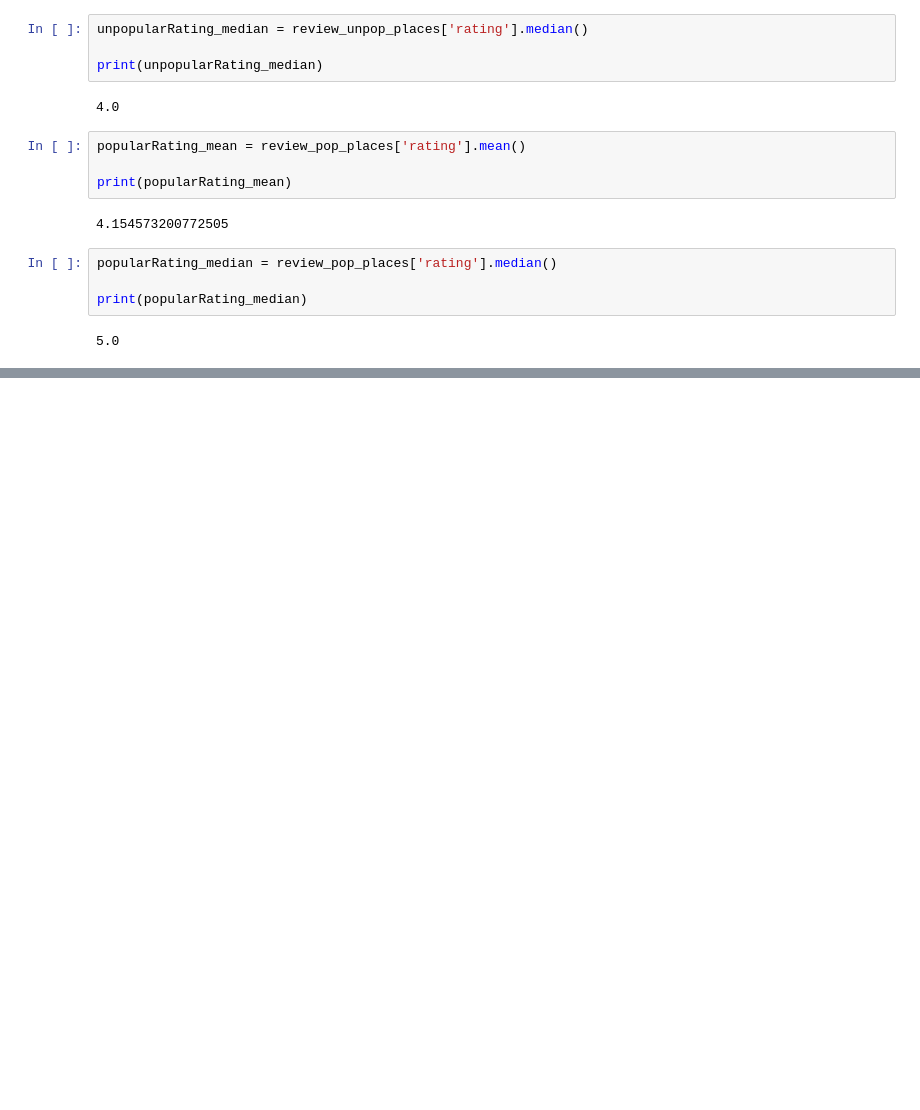
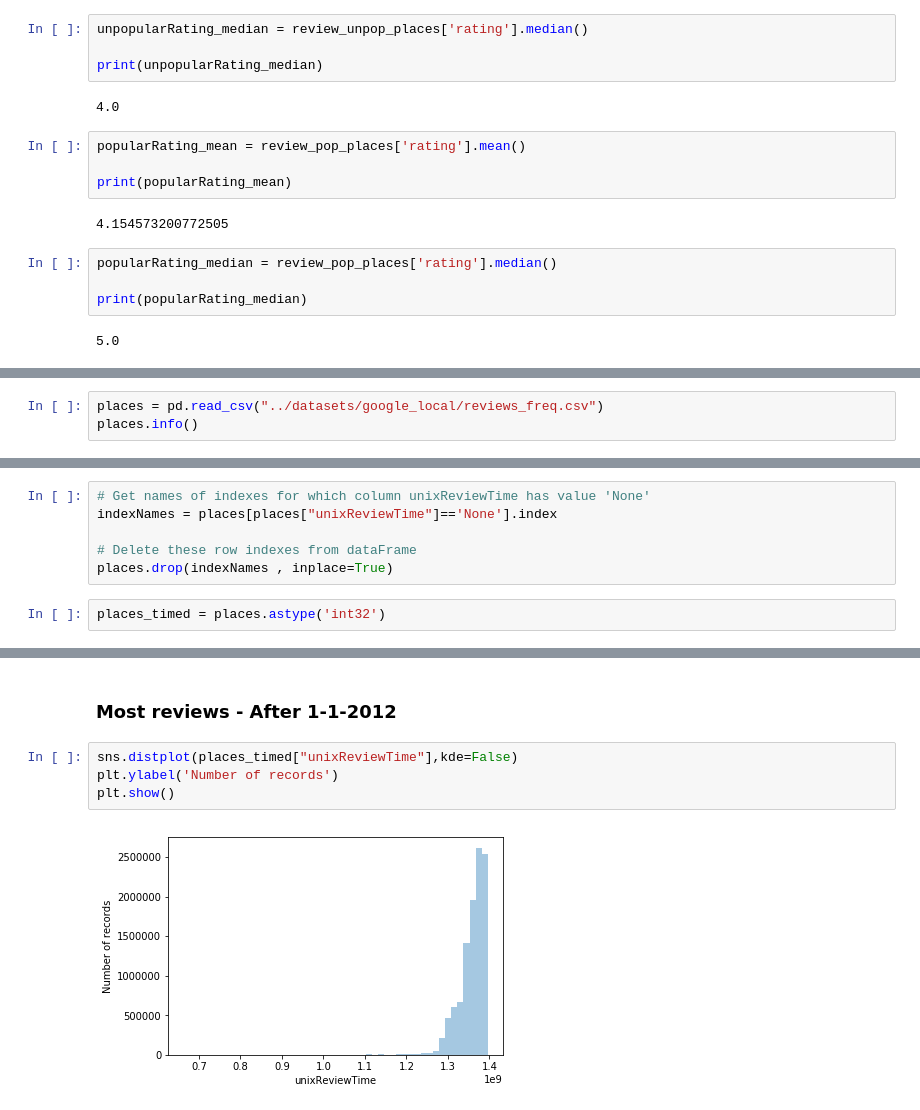
Before and after one commit to LUKELIEM/recommender, a Jupyter notebook: GoogleLocal.ipynb, the cells around one changed output, grey strips where cells are left out. Saved outputs shown, nothing was run; the diff lists cells and outputs as text; blank space fills up the shorter version.

```diff
--- a/GoogleLocal.ipynb
+++ b/GoogleLocal.ipynb
@@ -424,0 +420,3 @@ print(popularRating_median)
+# %%
+places = pd.read_csv("../datasets/google_local/reviews_freq.csv")
+places.info()
@@ -424,0 +436,8 @@ print(popularRating_median)
+# %%
+# Get names of indexes for which column unixReviewTime has value 'None'
+indexNames = places[places["unixReviewTime"]=='None'].index
+
+# Delete these row indexes from dataFrame
+places.drop(indexNames , inplace=True)
+# %%
+places_timed = places.astype('int32')
@@ -424,0 +473,8 @@ print(popularRating_median)
+# %% [markdown]
+### Most reviews - After 1-1-2012
+# %%
+sns.distplot(places_timed["unixReviewTime"],kde=False)
+plt.ylabel('Number of records')
+plt.show()
+# %% [output]
+[figure, added]
```
Also changed, not shown: parts of 17 cells of this notebook, 1 other file.
